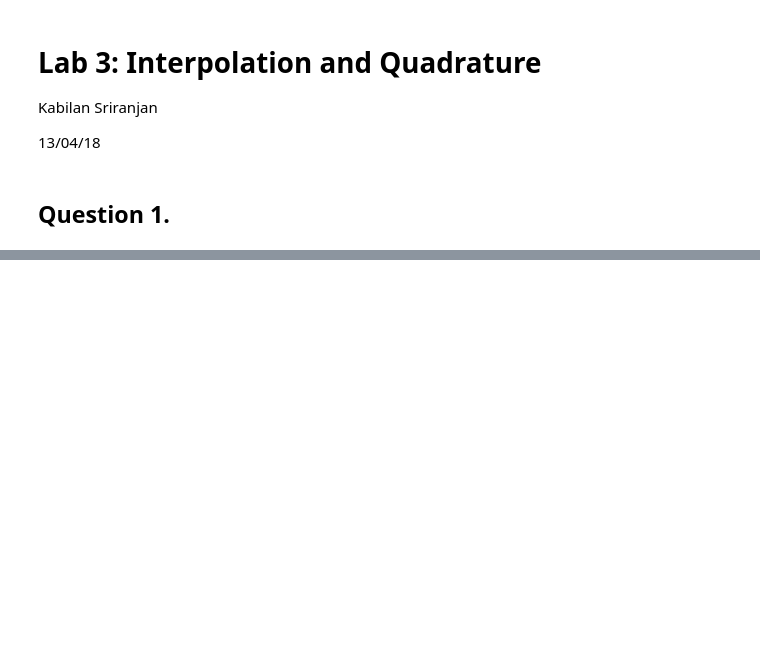
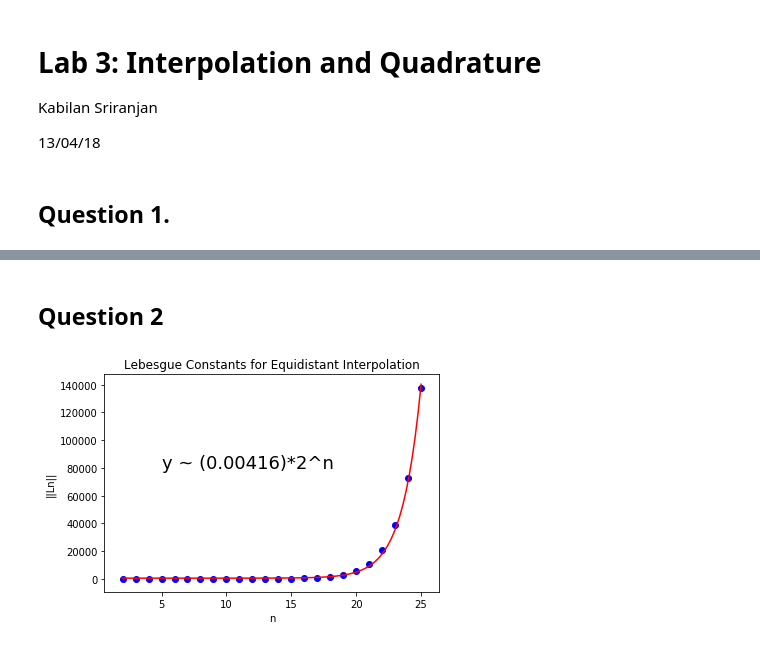
Before and after one commit to kabsri/NumericalAnalysis, a Jupyter notebook: Lab3.ipynb, the cells around one changed output, grey strips where cells are left out. Drawn from its saved outputs; the diff is of its cells as text; code cells hidden in the pictures; blank space fills up the shorter version.

```diff
--- a/Lab3.ipynb
+++ b/Lab3.ipynb
@@ -50,0 +54,71 @@ plt.show()
+# %% [markdown]
+## Question 2
+# %%
+def equinodes(n):
+    return np.linspace(-1,1,n)
+
+def dphi(k, x, nodes):
+    den = 1
+    xs = []
+    for i in range(len(nodes)):
+        if i!=k:
+            xs.append(nodes[i])
+            den = den*(nodes[k]-nodes[i])
+    num = 0
+    for s in xs:
+        product = 1
+        for t in xs:
+            product = product * (x-t)
+        product = product/(x-s)
+        num = num + product
+    return num/den
+
+def sign(x):
+    return x/np.abs(x)
+
+def newtRaph(k, nodes, x_0, eps):
+    while np.abs(phi(k, x_0, nodes)) > eps:
+        x_0 = x_0 - phi(k, x_0, nodes)/dphi(k, x_0, nodes)
+    return x_0
+
+def secantApprox(nodes, x_0, eps):
+    while np.abs(dlam(x_0, nodes)) > eps:
+        x_0 = x_0 - dlam(x_0, nodes)/((dlam(x_0+eps**2, nodes)-dlam(x_0-eps**2, nodes))/(2*eps**2))
+    return x_0
+
+def lam(x, nodes):
+    l = 0
+    for i in range(len(nodes)):
+        l = l+np.abs(phi(i, x, nodes))
+    return l
+
+def dlam(x, nodes):
+    dl = 0
+    for i in range(len(nodes)):
+        dl = dl+sign(phi(i,x,nodes))*dphi(i, x, nodes)
+    return dl
+
+def Lequi(n):
+    nodes = equinodes(n)
+    maximizer = secantApprox(nodes, 9*nodes[0]/10 + nodes[1]/10, 0.0001)
+    return lam(maximizer, nodes)
+
+minimum = 2
+maximum = 25
+n = np.array(range(2, maximum+1))
+Ls = []
+for i in n:
+    Ls.append(Lequi(i))
+
+fit = np.polyfit(2**n, Ls, deg=1)
+x = np.linspace(minimum, maximum, 100)
+y = fit[1] + fit[0]*(2**x)
+plt.plot(x, y, color="red")
+plt.scatter(n, Ls, color="blue")
+plt.text(5,80000,"y ~ ("+str(round(fit[0], 5))+")*2^n", fontsize=18)
+plt.title("Lebesgue Constants for Equidistant Interpolation")
+plt.xlabel("n")
+plt.ylabel("||Ln||")
+plt.show()
+# %% [output]
+[figure, added]
```
Also changed, not shown: parts of 7 cells of this notebook.
